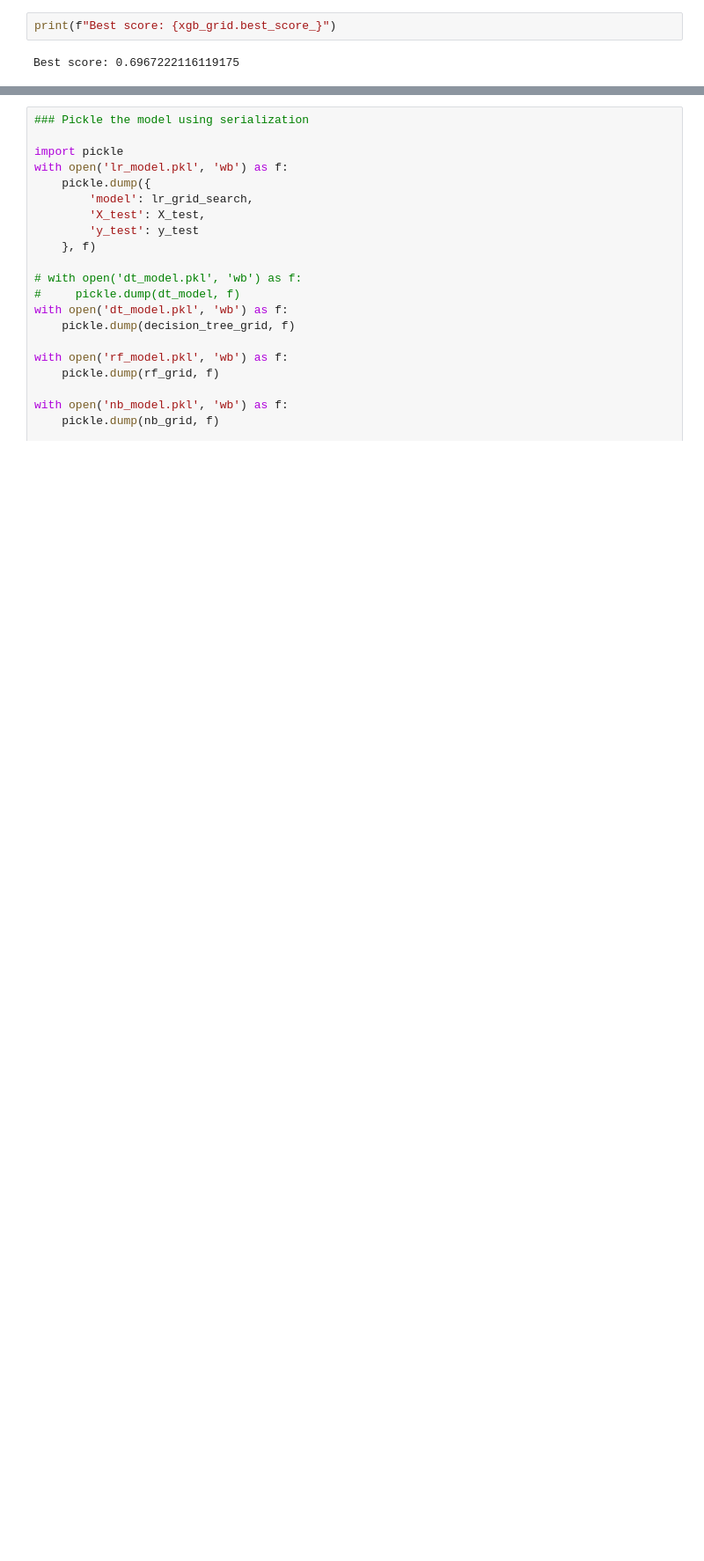
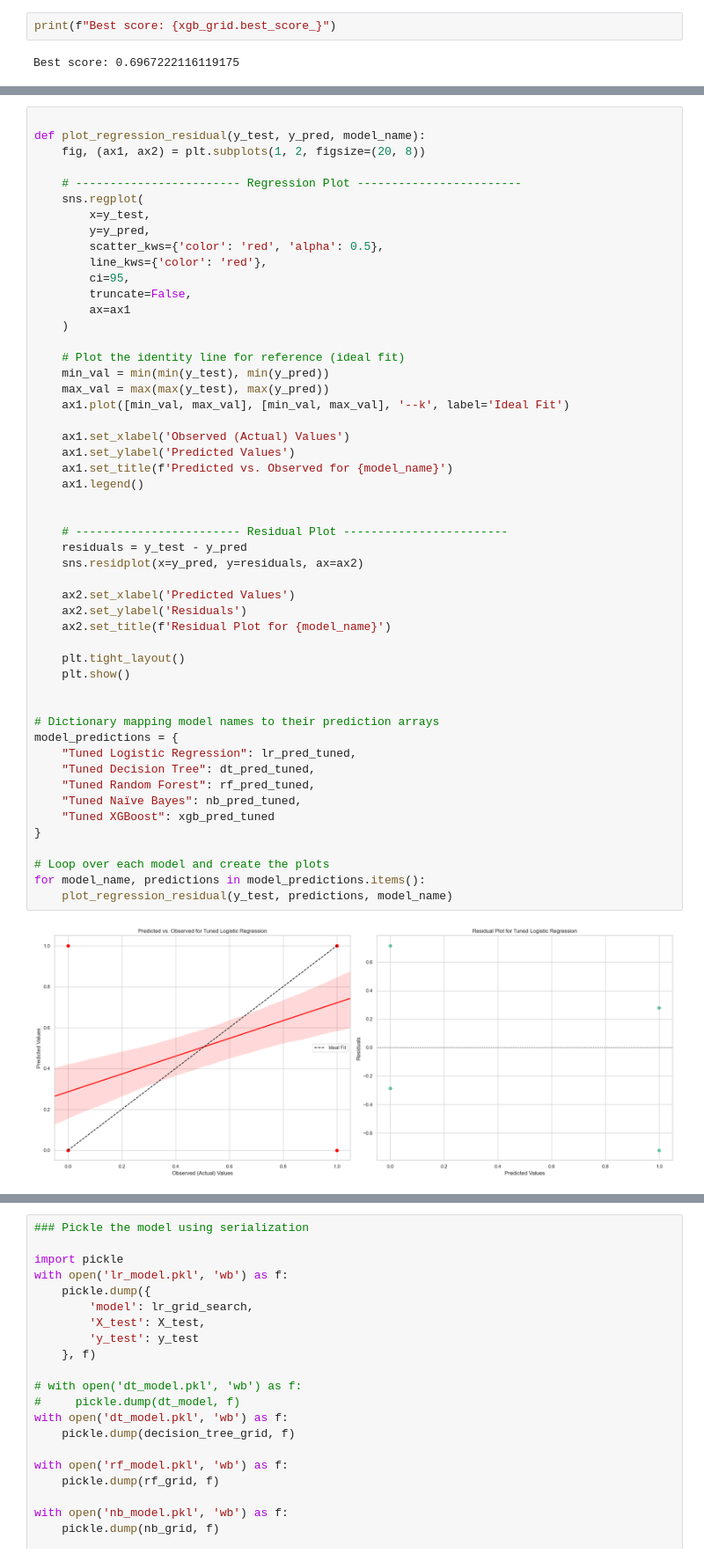
Before and after one commit to nirmal2i43a5/Predicting-Mental-Health-Risk-from-Social-Media-Behavior, a Jupyter notebook: mental_health_analysis.ipynb, the cells around one changed output, grey strips where cells are left out. Shown at 88% size. Drawn from its saved outputs; the diff is of its cells as text; blank space fills up the shorter version.

```diff
--- a/mental_health_analysis.ipynb
+++ b/mental_health_analysis.ipynb
@@ -1226,0 +1318,53 @@ F1 Score: 0.704762
+# %%
+
+def plot_regression_residual(y_test, y_pred, model_name):
+    fig, (ax1, ax2) = plt.subplots(1, 2, figsize=(20, 8))
+
+    # ------------------------ Regression Plot ------------------------
+    sns.regplot(
+        x=y_test,
+        y=y_pred,
+        scatter_kws={'color': 'red', 'alpha': 0.5},
+        line_kws={'color': 'red'},
+        ci=95,
+        truncate=False,
+        ax=ax1
+    )
+
+    # Plot the identity line for reference (ideal fit)
+    min_val = min(min(y_test), min(y_pred))
+    max_val = max(max(y_test), max(y_pred))
+    ax1.plot([min_val, max_val], [min_val, max_val], '--k', label='Ideal Fit')
+
+    ax1.set_xlabel('Observed (Actual) Values')
+    ax1.set_ylabel('Predicted Values')
+    ax1.set_title(f'Predicted vs. Observed for {model_name}')
+    ax1.legend()
+
+
+    # ------------------------ Residual Plot ------------------------
+    residuals = y_test - y_pred
+    sns.residplot(x=y_pred, y=residuals, ax=ax2)
+
+    ax2.set_xlabel('Predicted Values')
+    ax2.set_ylabel('Residuals')
+    ax2.set_title(f'Residual Plot for {model_name}')
+
+    plt.tight_layout()
+    plt.show()
+
+
+# Dictionary mapping model names to their prediction arrays
+model_predictions = {
+    "Tuned Logistic Regression": lr_pred_tuned,
+    "Tuned Decision Tree": dt_pred_tuned,
+    "Tuned Random Forest": rf_pred_tuned,
+    "Tuned Naïve Bayes": nb_pred_tuned,
+    "Tuned XGBoost": xgb_pred_tuned
+}
+
+# Loop over each model and create the plots
+for model_name, predictions in model_predictions.items():
+    plot_regression_residual(y_test, predictions, model_name)
+# %% [output]
+[figure, added]
```
Also changed, not shown: parts of 17 cells of this notebook.
